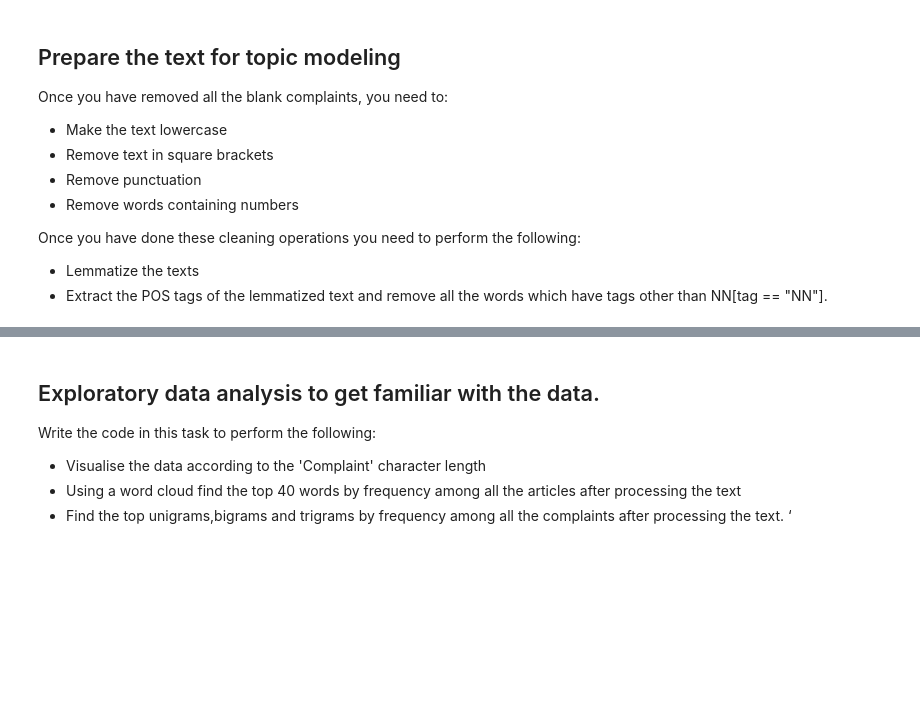
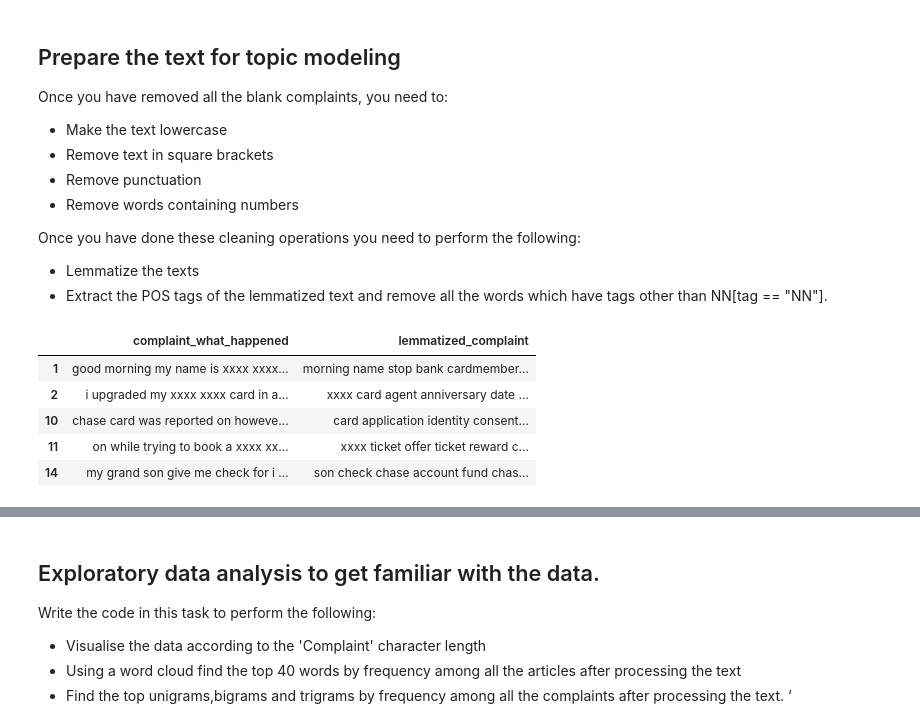
Before and after one commit to thomami244/Automatic_Ticket_Classification_Project, a Jupyter notebook: automatic_ticket_classification_project_notebok_michael_thomas_supriyo_roy.ipynb, the cells around one changed output, grey strips where cells are left out. Saved outputs shown, nothing was run; the diff lists cells and outputs as text; code cells hidden in the pictures; blank space fills up the shorter version.

Commit message:
Preparing text for topic modelling

```diff
--- a/automatic_ticket_classification_project_notebok_michael_thomas_supriyo_roy.ipynb
+++ b/automatic_ticket_classification_project_notebok_michael_thomas_supriyo_roy.ipynb
@@ -171,2 +195,42 @@ Once you have done these cleaning operations you need to perform the following:
+# %%
+# Load the English NLP model
+nlp = spacy.load("en_core_web_sm")
+
+def extract_nouns(text):
+    """
+    This function performs:
+    - Lemmatization of text
+    - Extracts POS tags and keeps only nouns (NN)
+    """
+
+    # Process text with spaCy
+    doc = nlp(text)
+
+    # Extract lemmas only for nouns (NN)
+    noun_lemmas = [token.lemma_ for token in doc if token.pos_ == "NOUN"]
+
+    # Return the processed text as a string
+    return " ".join(noun_lemmas)
+# %%
+#Create a dataframe('df_clean') that will have only the complaints and the lemmatized complaints
+
+# Create a new DataFrame for cleaned complaints
+df_clean = pd.DataFrame()
+
+# Apply the text preprocessing function
+df_clean["complaint_what_happened"] = df["complaint_what_happened"].dropna().apply(preprocess_text)
+
+# Apply the lemmatization + noun extraction function
+df_clean["lemmatized_complaint"] = df_clean["complaint_what_happened"].apply(extract_nouns)
+
+# Display the first few rows of the new DataFrame
+df_clean.head()
+# %% [output]
+|  | complaint_what_happened | lemmatized_complaint |
+| 1 | good morning my name is xxxx xxxx... | morning name stop bank cardmember... |
+| 2 | i upgraded my xxxx xxxx card in a... | xxxx card agent anniversary date ... |
+| 10 | chase card was reported on howeve... | card application identity consent... |
+| 11 | on while trying to book a xxxx xx... | xxxx ticket offer ticket reward c... |
+| 14 | my grand son give me check for i ... | son check chase account fund chas... |
 # %%
 df_clean
```
Also changed, not shown: parts of 8 cells of this notebook.
